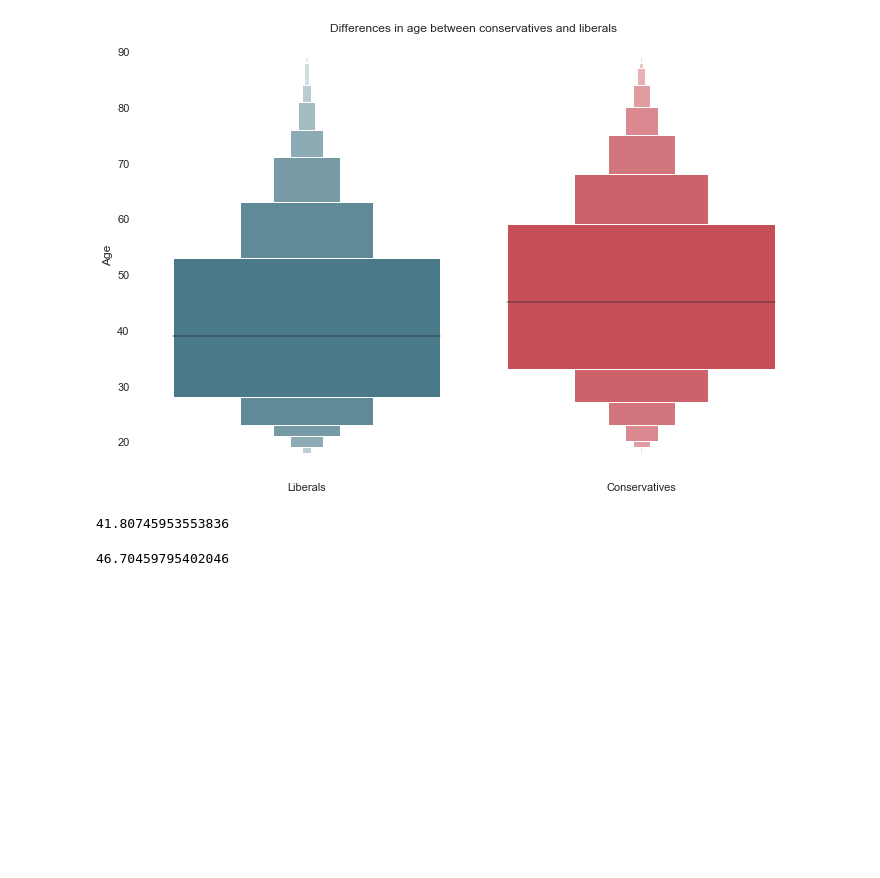
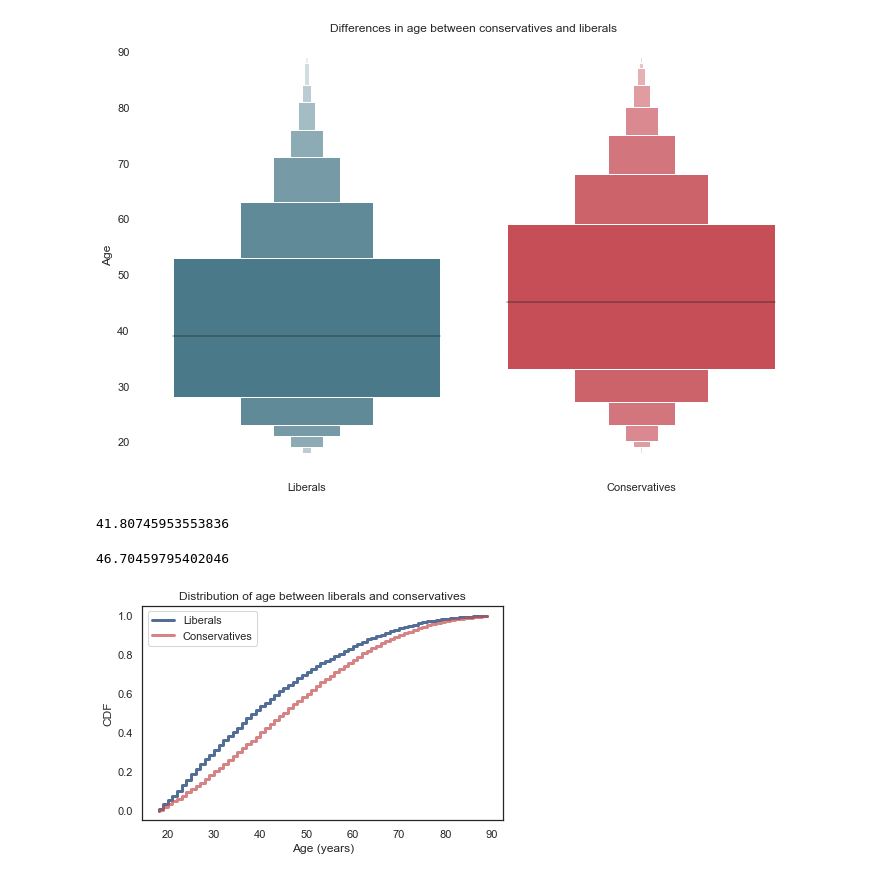
Before and after one commit to gsidsid/ThinkStats2, a Jupyter notebook: project1/project1.ipynb, the cells around one changed output. Cells and saved outputs as stored; diff of their text form; code cells hidden in the pictures; blank space fills up the shorter version.

```diff
--- a/project1/project1.ipynb
+++ b/project1/project1.ipynb
@@ -557,3 +573,14 @@ np.mean(gss['age'][gss['polviews_binned'] == 'Liberals'])
 np.mean(gss['age'][gss['polviews_binned'] == 'Conservatives'])
 # %% [output]
 46.70459795402046
+# %%
+libage = Cdf(gss['age'][gss['polviews_binned'] == 'Liberals'])
+consage = Cdf(gss['age'][gss['polviews_binned'] == 'Conservatives'])
+# %%
+thinkplot.Cdf(libage, label="Liberals")
+plt = thinkplot.Cdf(consage, label="Conservatives", color='r')
+decorate(title='Distribution of age between liberals and conservatives',
+         xlabel='Age (years)',
+         ylabel='CDF')
+# %% [output]
+[figure, added]
```
Also changed, not shown: parts of 7 cells of this notebook, 4 other files.
